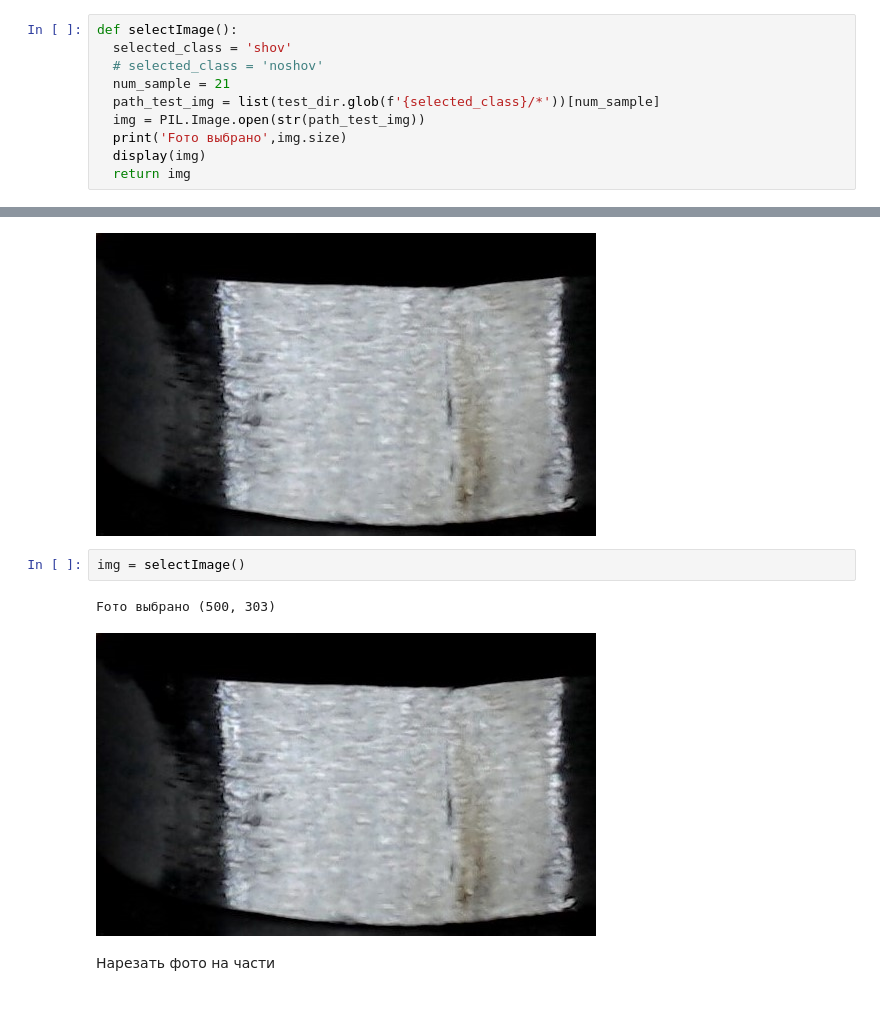
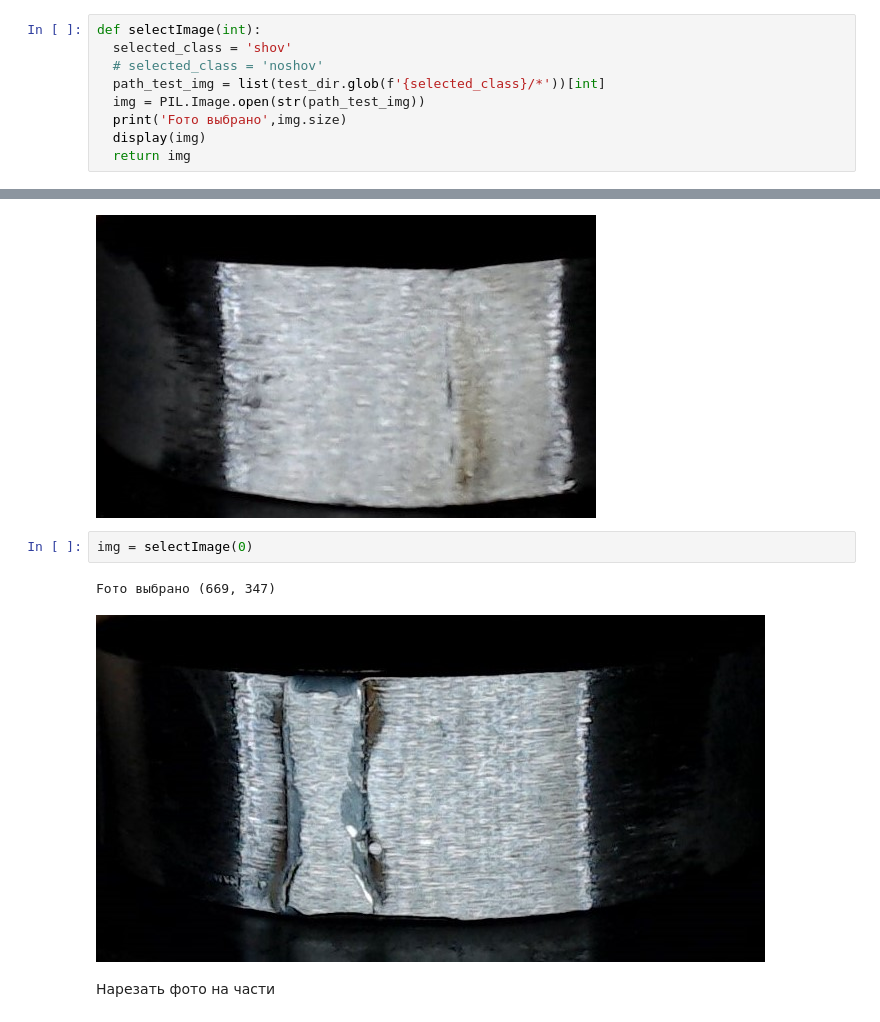
Before and after one commit to aepanfilov/shov, a Jupyter notebook: Shov.ipynb, the cells around one changed output, grey strips where cells are left out. Cells and saved outputs as stored; diff of their text form.

```diff
--- a/Shov.ipynb
+++ b/Shov.ipynb
@@ -440,11 +440,10 @@ def show_images(subs, titles, fontsize=10):
   plt.show()
   plt.close()
 # %%
-def selectImage():
+def selectImage(int):
   selected_class = 'shov'
   # selected_class = 'noshov'
-  num_sample = 21
-  path_test_img = list(test_dir.glob(f'{selected_class}/*'))[num_sample]
+  path_test_img = list(test_dir.glob(f'{selected_class}/*'))[int]
   img = PIL.Image.open(str(path_test_img))
   print('Fото выбрано',img.size)
   display(img)
@@ -470,10 +524,10 @@ img
 размер фото (500, 303)
 [figure]
 # %%
-img = selectImage()
+img = selectImage(0)
 # %% [output]
-Fото выбрано (500, 303)
+Fото выбрано (669, 347)
-[figure, old version]
+[figure, new version]
 # %% [markdown]
 Нарезать фото на части
 # %%
```
Also changed, not shown: parts of 12 cells of this notebook.
